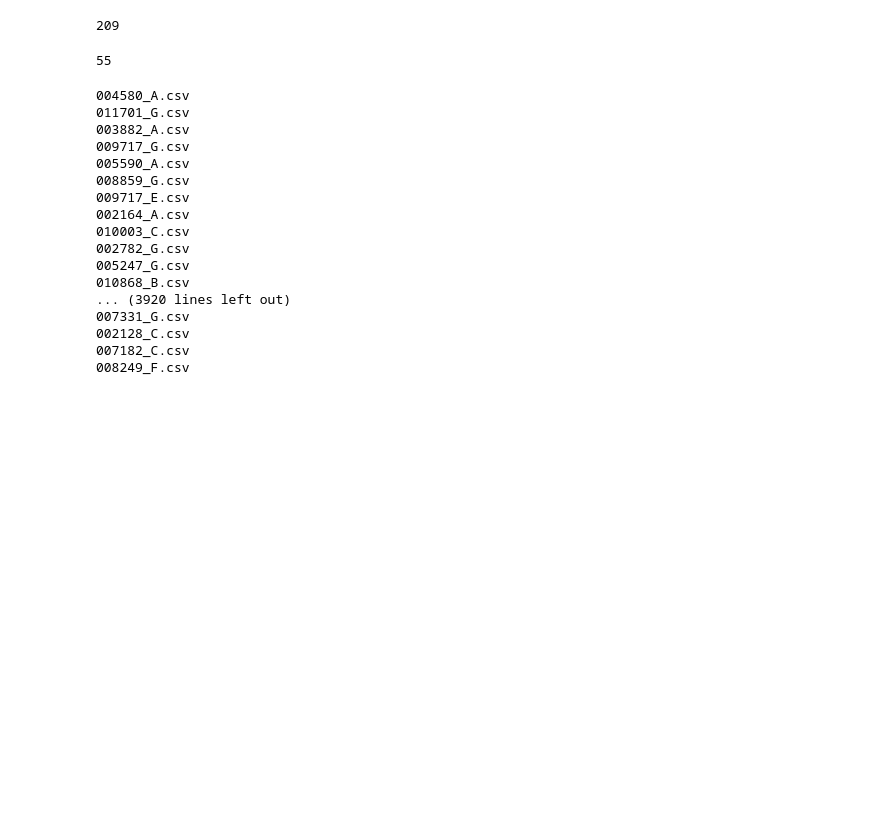
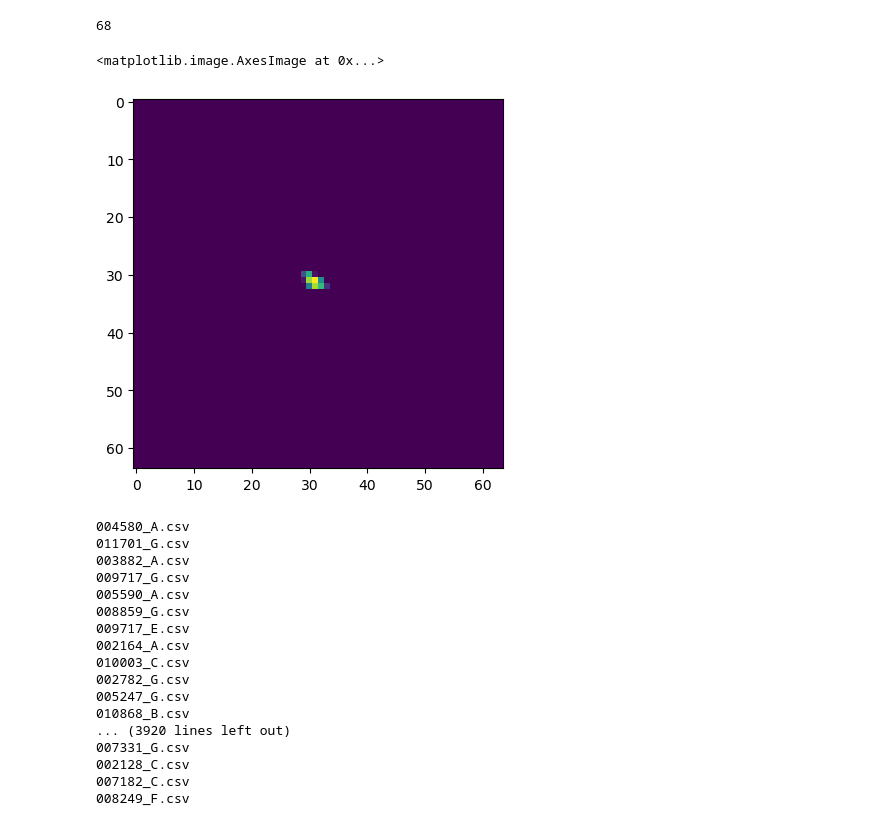
Before and after one commit to AsbjornPreuss/AppMLFinalProject, a Jupyter notebook: Clustering.ipynb, the cells around one changed output. Drawn from its saved outputs; the diff is of its cells as text; code cells hidden in the pictures; blank space fills up the shorter version.

```diff
--- a/Clustering.ipynb
+++ b/Clustering.ipynb
@@ -82,25 +138,43 @@ def calc_square_colour(index:int, clusters:np.array, data:np.array,
                     np.min(active_inds[1]):np.max(active_inds[1])+1]
     pic_bin = clusters[np.min(active_inds[0]):np.max(active_inds[0])+1,
                     np.min(active_inds[1]):np.max(active_inds[1])+1]
-    picture[ pic_bin != index]  = limit
+    try:
+        picture[ pic_bin != index]  = limit
+    except IndexError:
+        print(f"Error on index: {index}")
+        print(pic_bin.shape,picture.shape)
     return picture
 
 def save_pic(pic:np.array,fname:str,size:int=None, path:str = "clusters"):
     #np.savetxt(path+"/"+fname, np.pad(pic,1), delimiter=",", fmt="%i")
     np.savetxt(path+"/"+fname, pic, delimiter=",")
+def save_meta(cluster,line,path):
+    with open(os.path.join(path,"metadata.csv"),"a") as f:
+        f.write(",".join([str(cluster)]+[str(n) for n in line])+"\n")
+    return
 # %%
-data_colour = gen_colour(file)
+data_colour = gen_colour(file,new=True)
 for c in range(clusters.max()+1):
     if np.sum(clusters == c)<size_cut_off:
         continue
     pic = calc_square_colour(c,clusters, data_colour)
-    save_pic(pic, f"00000{c}.csv"[-10:], path="clusters_colour")
+
+    meta = analyse_cluster(pic)
+    pic = uniform_picture(pic)
+
+    save_meta(c,meta,"new_data")
+    save_pic(pic, f"000000{c}.csv"[-11:], path="new_data")
     dim = max(pic.shape)
     if dim > dimmax:
         dimmax = dim
 print(dimmax)
 # %% [output]
-209
+68
+# %%
+plt.imshow(pic)
+# %% [output]
+<matplotlib.image.AxesImage at 0x...>
+[figure, added]
 # %%
 a = np.arange(256**2).reshape(256,256)
 
@@ -147,10 +221,6 @@ def analyse_cluster(pic):
     total = np.sum(pic,where=pic>4000)
     no_cells = np.sum(pic>4000)
     return np.array([y,x,total,no_cells])
-# %%
-np.sum(a,where=a<11)
-# %% [output]
-55
 # %%
 import os
 # %%
```
Also changed, not shown: parts of 6 cells of this notebook, 1 other file.
